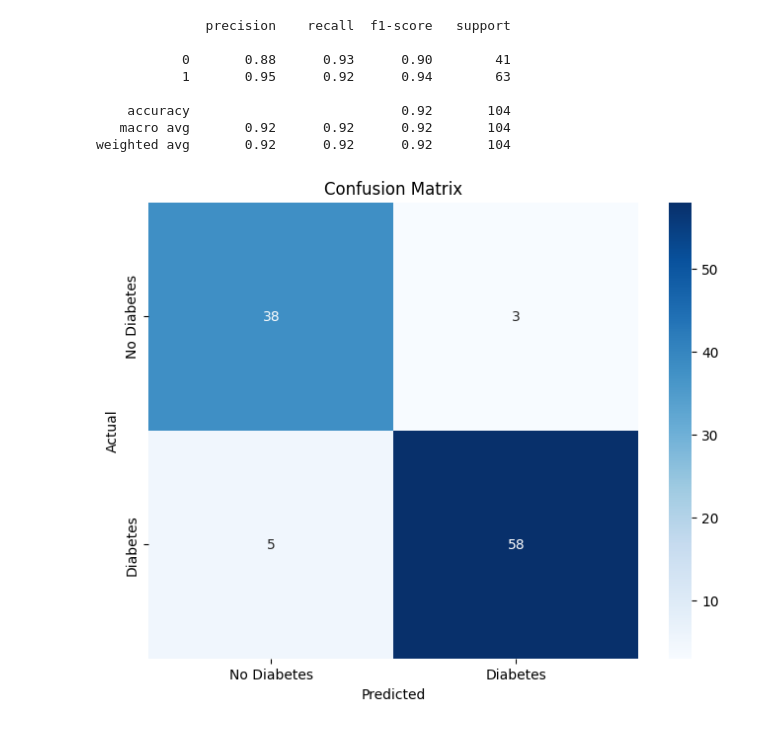
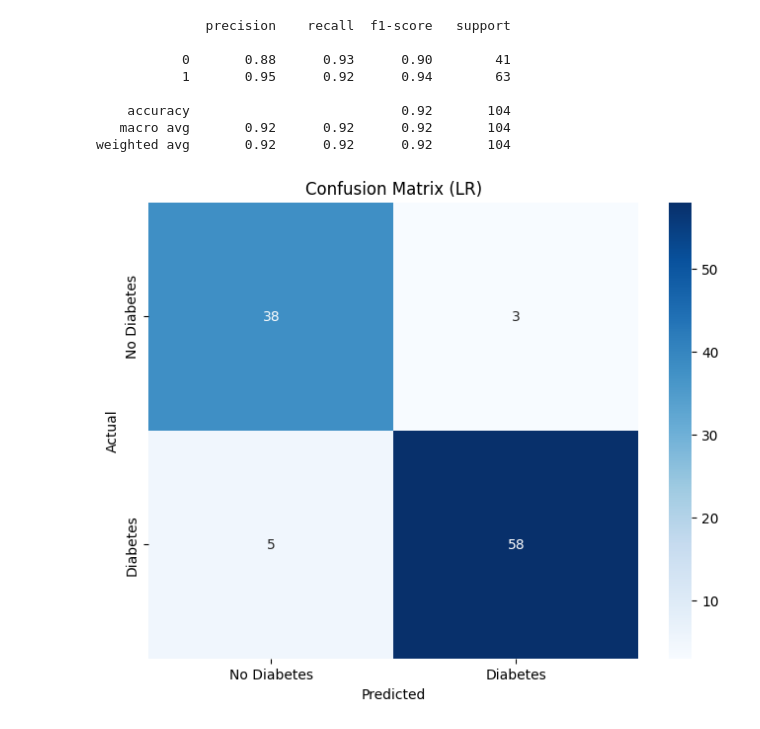
Before and after one commit to sanjanabansal1994/Early-Stage-Diabetes-Risk-Prediction, a Jupyter notebook: 2_Logistic_regression.ipynb, the cells around one changed output. Cells and saved outputs as stored; diff of their text form; code cells hidden in the pictures.

Commit message:
Fix title

```diff
--- a/2_Logistic_regression.ipynb
+++ b/2_Logistic_regression.ipynb
@@ -62,10 +62,10 @@ weighted avg       0.92      0.92      0.92       104
 # %%
 # PLot the Confusion Matrix
 plt.figure(figsize=(8, 6))
 sns.heatmap(cm, annot=True, fmt='d', cmap='Blues', xticklabels=['No Diabetes', 'Diabetes'], yticklabels=['No Diabetes', 'Diabetes'])
 plt.xlabel('Predicted')
 plt.ylabel('Actual')
-plt.title('Confusion Matrix')
+plt.title('Confusion Matrix (LR)')
 plt.show()
 # %% [output]
-[figure, old version]
+[figure, new version]
```
